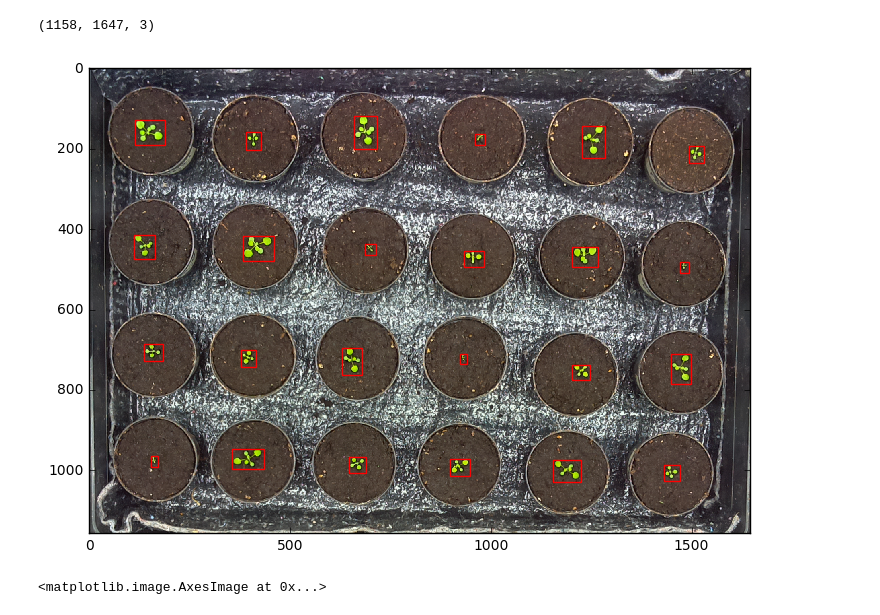
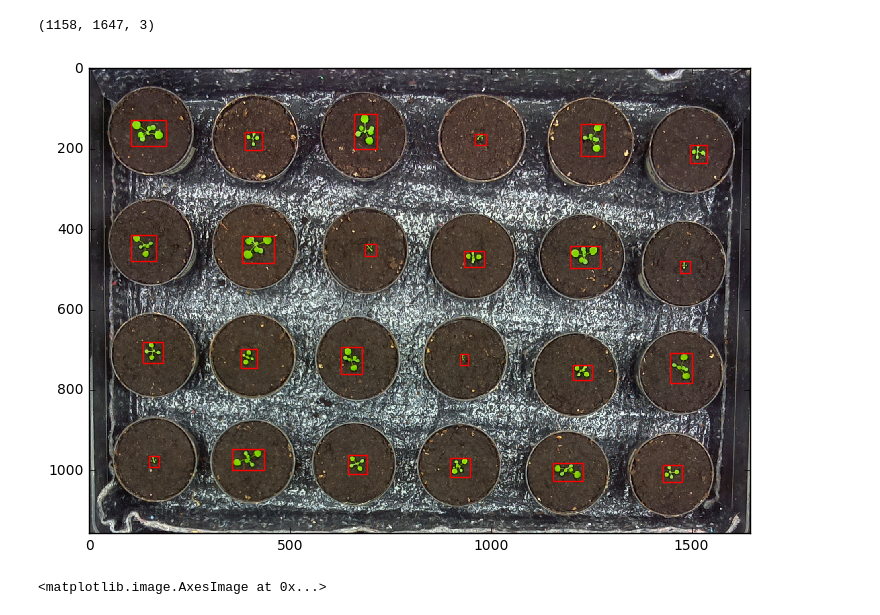
Before and after one commit to jiajuns/Crop-Detection, a Jupyter notebook: negative_data.ipynb, the cells around one changed output. Saved outputs shown, nothing was run; the diff lists cells and outputs as text; code cells hidden in the pictures.

```diff
--- a/negative_data.ipynb
+++ b/negative_data.ipynb
@@ -80,32 +80,32 @@ for train_path in [pos_train_path_1, pos_train_path_2, pos_train_path_3]:
         bbox_path = im_path[:-7]+'bbox.csv'
         file_path.append((im_path, bbox_path))
 # %%
-csv_file_path = file_path[0][1]
-im_path = file_path[0][0]
+csv_file_path = file_path[1][1]
+im_path = file_path[1][0]
 bboxes = np.loadtxt(csv_file_path, delimiter=',')
 
 im = imread(im_path)
 print(im.shape)
 # Create figure and axes
 fig, ax = plt.subplots(1)
 
 # Display the image
 ax.imshow(im)
 
 positive_patch = list()
 for row in bboxes:
     # Create a Rectangle patch
     width = row[4] - row[0]
     height = row[3] - row[1]
     positive_patch.append([row[0], row[1], width, height])
     rect = patches.Rectangle((row[0], row[1]), width, height, linewidth=1,edgecolor='r',facecolor='none')
     # Add the patch to the Axes
     ax.add_patch(rect)
 
 plt.show()
 # %% [output]
 (1158, 1647, 3)
-[figure, old version]
+[figure, new version]
 # %%
 negative_samples = []
 min_window_size = (100, 100)
```
Also changed, not shown: 11 other files.
